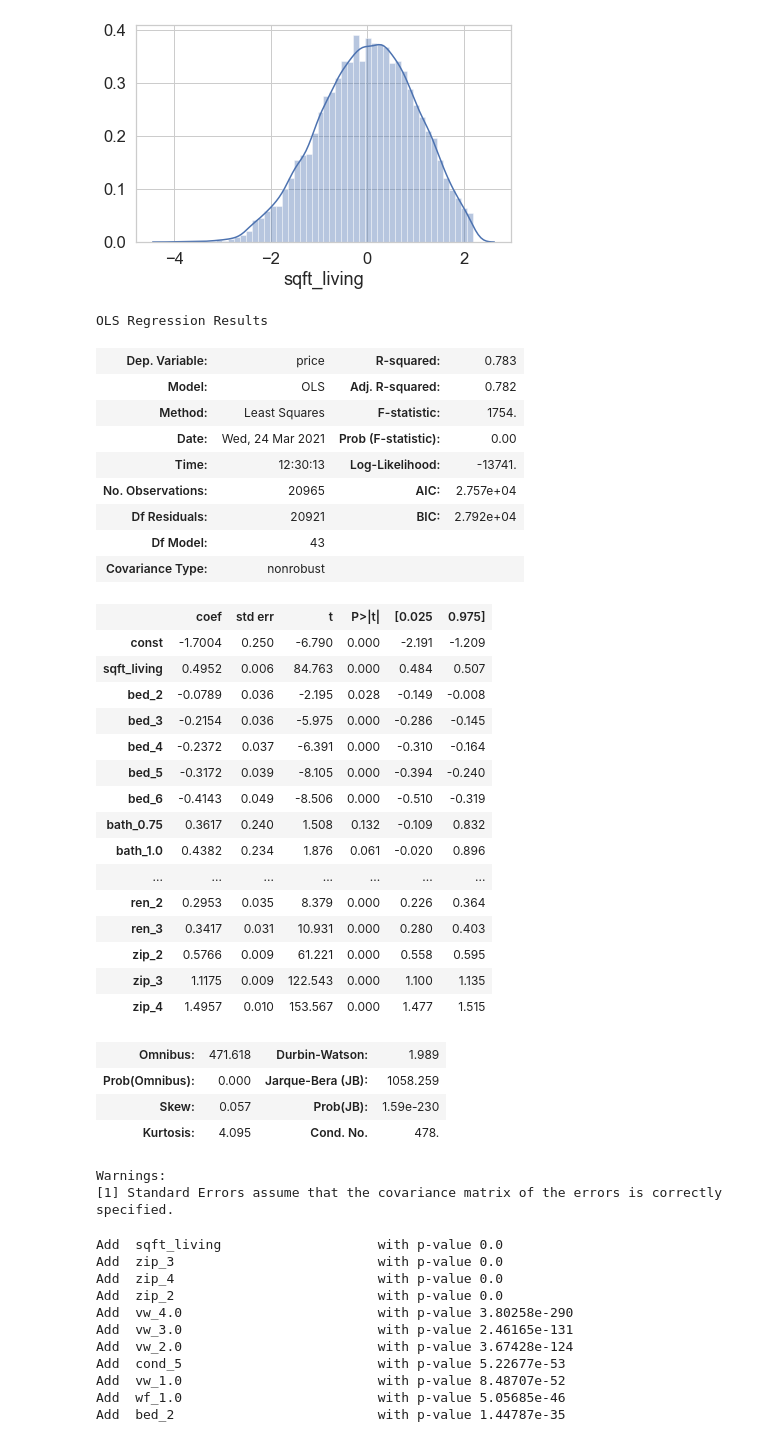
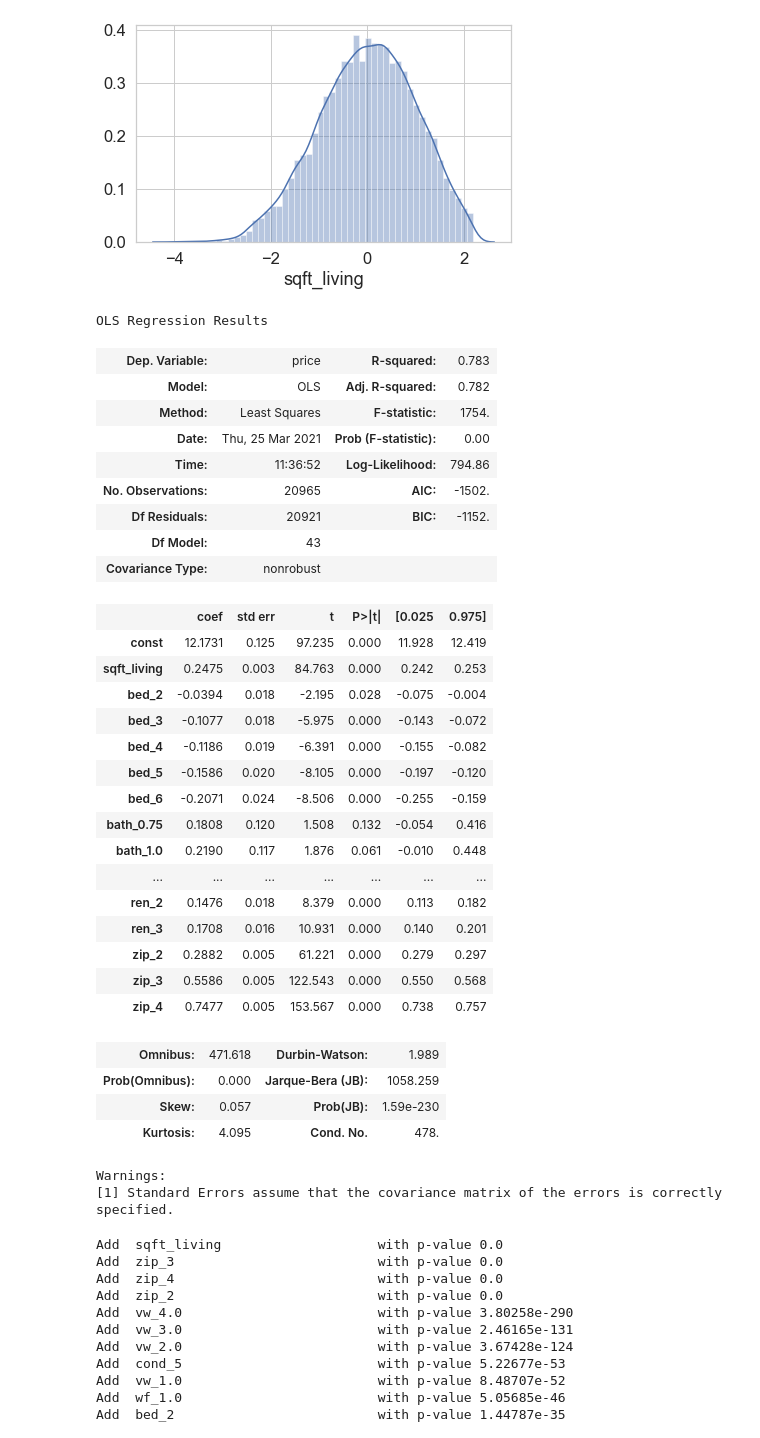
Before and after one commit to JonahFlateman/King-County-Sale-Prices, a Jupyter notebook: student.ipynb, the cells around one changed output. Cells and saved outputs as stored; diff of their text form; code cells hidden in the pictures.

```diff
--- a/student.ipynb
+++ b/student.ipynb
@@ -437,10 +437,16 @@ columns_to_drop3 = ['yr_built', 'sale_month']
 df.drop(columns_to_drop3, axis=1, inplace=True)
 # %%
 #Create scaler function and apply with log transformation for continuous variables
-def transform(category):
-    scaled = (category - np.mean(category)) / np.sqrt(np.var(category))
-    return scaled
-log_price = np.log(df['price'])
-log_sqft_living = np.log(df['sqft_living'])
-df['price'] = transform(log_price)
-df['sqft_living'] = transform(log_sqft_living)
+#def transform(category):
+#    scaled = (category - np.mean(category)) / np.sqrt(np.var(category))
+#    return scaled
+#log_price = np.log(df['price'])
+#log_sqft_living = np.log(df['sqft_living'])
+#df['price'] = transform(log_price)
+#df['sqft_living'] = transform(log_sqft_living)
+# %%
+df['price'] = np.log(df['price'])
+df['sqft_living'] = np.log(df['sqft_living'])
+scaler = StandardScaler()
+scaled = pd.DataFrame(scaler.fit_transform(df), columns=df.columns)
+scaled.hist(figsize=(24,18))
@@ -470,7 +491,7 @@ renovated = pd.get_dummies(df['renovated'], prefix='ren', drop_first=True)
 df['zipcode_category'] = df['zipcode_category'].astype('category')
 zipcode_cat = pd.get_dummies(df['zipcode_category'], prefix='zip', drop_first=True)
 # %%
-df = pd.concat([df, bedrooms, bathrooms, floors, waterfront, view, condition, renovated, zipcode_cat], axis=1)
-df.drop(['bedrooms', 'bathrooms', 'floors', 'waterfront', 'view', 'condition', 'renovated', 'zipcode_category'], axis=1, inplace=True)
+df_final = pd.concat([scaled, bedrooms, bathrooms, floors, waterfront, view, condition, renovated, zipcode_cat], axis=1)
+df_final.drop(['bedrooms', 'bathrooms', 'floors', 'waterfront', 'view', 'condition', 'renovated', 'zipcode_category'], axis=1, inplace=True)
 # %%
 #Checking out our new distribution plots for continuous variables
@@ -485,37 +506,37 @@ sns.distplot(df['sqft_living'])
 [figure]
 # %%
 #Let's look at our model
-predictors = df.drop('price', axis=1)
+predictors = df_final.drop('price', axis=1)
 predictors_int = sm.add_constant(predictors)
 model = sm.OLS(df['price'],predictors_int).fit()
 model.summary()
 # %% [output]
 OLS Regression Results
 | Dep. Variable: | price | R-squared: | 0.783 |
 | Model: | OLS | Adj. R-squared: | 0.782 |
 | Method: | Least Squares | F-statistic: | 1754. |
-| Date: | Wed, 24 Mar 2021 | Prob (F-statistic): | 0.00 |
-| Time: | 12:30:13 | Log-Likelihood: | -13741. |
-| No. Observations: | 20965 | AIC: | 2.757e+04 |
-| Df Residuals: | 20921 | BIC: | 2.792e+04 |
+| Date: | Thu, 25 Mar 2021 | Prob (F-statistic): | 0.00 |
+| Time: | 11:36:52 | Log-Likelihood: | 794.86 |
+| No. Observations: | 20965 | AIC: | -1502. |
+| Df Residuals: | 20921 | BIC: | -1152. |
 | Df Model: | 43 |  |  |
 | Covariance Type: | nonrobust |  |  |
 |  | coef | std err | t | P>|t| | [0.025 | 0.975] |
-| const | -1.7004 | 0.250 | -6.790 | 0.000 | -2.191 | -1.209 |
-| sqft_living | 0.4952 | 0.006 | 84.763 | 0.000 | 0.484 | 0.507 |
-| bed_2 | -0.0789 | 0.036 | -2.195 | 0.028 | -0.149 | -0.008 |
-| bed_3 | -0.2154 | 0.036 | -5.975 | 0.000 | -0.286 | -0.145 |
-| bed_4 | -0.2372 | 0.037 | -6.391 | 0.000 | -0.310 | -0.164 |
-| bed_5 | -0.3172 | 0.039 | -8.105 | 0.000 | -0.394 | -0.240 |
-| bed_6 | -0.4143 | 0.049 | -8.506 | 0.000 | -0.510 | -0.319 |
-| bath_0.75 | 0.3617 | 0.240 | 1.508 | 0.132 | -0.109 | 0.832 |
-| bath_1.0 | 0.4382 | 0.234 | 1.876 | 0.061 | -0.020 | 0.896 |
+| const | 12.1731 | 0.125 | 97.235 | 0.000 | 11.928 | 12.419 |
+| sqft_living | 0.2475 | 0.003 | 84.763 | 0.000 | 0.242 | 0.253 |
+| bed_2 | -0.0394 | 0.018 | -2.195 | 0.028 | -0.075 | -0.004 |
+| bed_3 | -0.1077 | 0.018 | -5.975 | 0.000 | -0.143 | -0.072 |
+| bed_4 | -0.1186 | 0.019 | -6.391 | 0.000 | -0.155 | -0.082 |
+| bed_5 | -0.1586 | 0.020 | -8.105 | 0.000 | -0.197 | -0.120 |
+| bed_6 | -0.2071 | 0.024 | -8.506 | 0.000 | -0.255 | -0.159 |
+| bath_0.75 | 0.1808 | 0.120 | 1.508 | 0.132 | -0.054 | 0.416 |
+| bath_1.0 | 0.2190 | 0.117 | 1.876 | 0.061 | -0.010 | 0.448 |
 | ... | ... | ... | ... | ... | ... | ... |
-| ren_2 | 0.2953 | 0.035 | 8.379 | 0.000 | 0.226 | 0.364 |
-| ren_3 | 0.3417 | 0.031 | 10.931 | 0.000 | 0.280 | 0.403 |
-| zip_2 | 0.5766 | 0.009 | 61.221 | 0.000 | 0.558 | 0.595 |
-| zip_3 | 1.1175 | 0.009 | 122.543 | 0.000 | 1.100 | 1.135 |
-| zip_4 | 1.4957 | 0.010 | 153.567 | 0.000 | 1.477 | 1.515 |
+| ren_2 | 0.1476 | 0.018 | 8.379 | 0.000 | 0.113 | 0.182 |
+| ren_3 | 0.1708 | 0.016 | 10.931 | 0.000 | 0.140 | 0.201 |
+| zip_2 | 0.2882 | 0.005 | 61.221 | 0.000 | 0.279 | 0.297 |
+| zip_3 | 0.5586 | 0.005 | 122.543 | 0.000 | 0.550 | 0.568 |
+| zip_4 | 0.7477 | 0.005 | 153.567 | 0.000 | 0.738 | 0.757 |
 | Omnibus: | 471.618 | Durbin-Watson: | 1.989 |
 | Prob(Omnibus): | 0.000 | Jarque-Bera (JB): | 1058.259 |
 | Skew: | 0.057 | Prob(JB): | 1.59e-230 |
```
Also changed, not shown: parts of 22 cells of this notebook.
